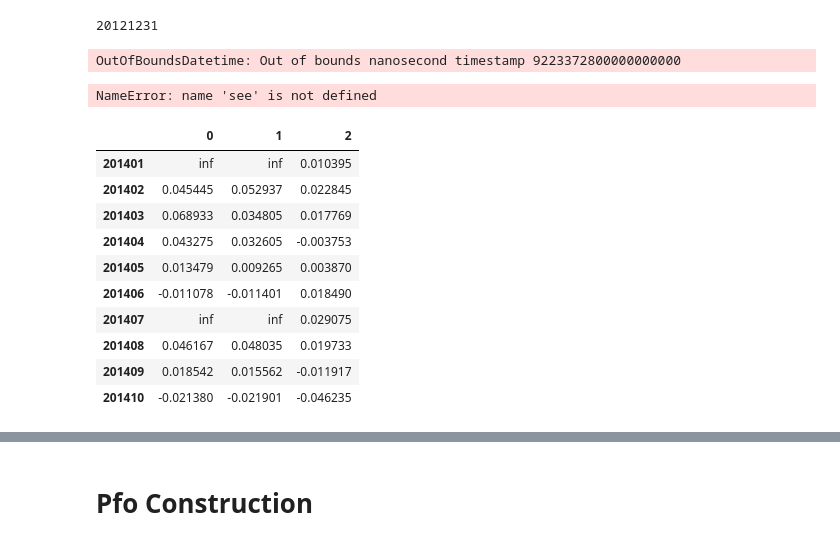
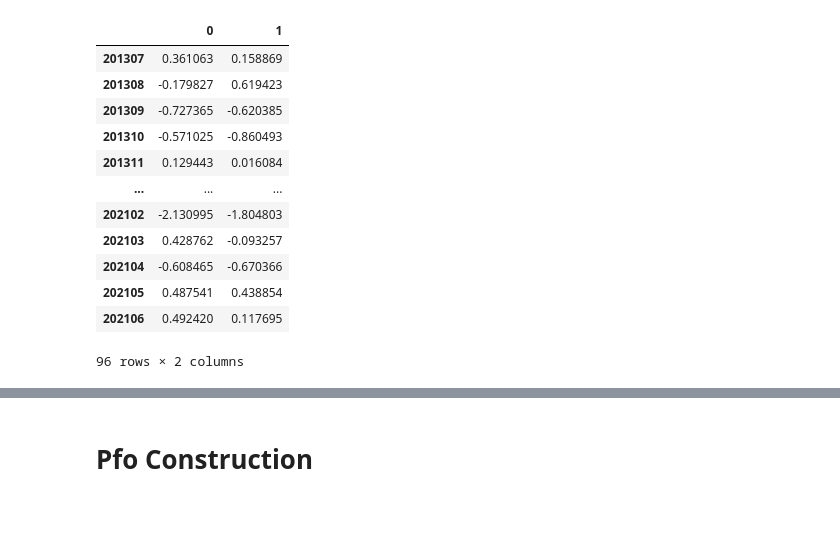
Before and after one commit to Eternity402/Factor_Investing, a Jupyter notebook: Sirius_API.ipynb, the cells around one changed output, grey strips where cells are left out. Saved outputs shown, nothing was run; the diff lists cells and outputs as text; code cells hidden in the pictures; blank space fills up the shorter version.

```diff
--- a/Sirius_API.ipynb
+++ b/Sirius_API.ipynb
@@ -332 +419,17 @@ see = get_mask(equity, get_market_category(equity), market_bp = 'KOSPI', breakpo
+# %%
+get_factor_on_date_by_mask(SMB_mask, 'm', weight = 'VW')
+# %% [output]
+|  | 0 | 1 |
+| 201307 | 0.361063 | 0.158869 |
+| 201308 | -0.179827 | 0.619423 |
+| 201309 | -0.727365 | -0.620385 |
+| 201310 | -0.571025 | -0.860493 |
+| 201311 | 0.129443 | 0.016084 |
+| ... | ... | ... |
+| 202102 | -2.130995 | -1.804803 |
+| 202103 | 0.428762 | -0.093257 |
+| 202104 | -0.608465 | -0.670366 |
+| 202105 | 0.487541 | 0.438854 |
+| 202106 | 0.492420 | 0.117695 |
+96 rows × 2 columns
 # %%
@@ -441,26 +539,3 @@ def get_factor_on_date_by_mask(mask, term = 'd', winsorize_limits = 0.01, weight
             factor = [np.mean(x) for x in return_list]
             total_factor.append(factor)
         return pd.DataFrame(total_factor, index = date_list)
-# %%
-factor = get_factor_on_date_by_mask(get_mask(equity), term ='m')
-# %% [output]
-20121231
-OutOfBoundsDatetime: Out of bounds nanosecond timestamp 9223372800000000000
-# %%
-factor = get_factor_on_date_by_mask(see, 'm', weight = 'VW')
-# %% [output]
-NameError: name 'see' is not defined
-# %%
-factor
-# %% [output]
-|  | 0 | 1 | 2 |
-| 201401 | inf | inf | 0.010395 |
-| 201402 | 0.045445 | 0.052937 | 0.022845 |
-| 201403 | 0.068933 | 0.034805 | 0.017769 |
-| 201404 | 0.043275 | 0.032605 | -0.003753 |
-| 201405 | 0.013479 | 0.009265 | 0.003870 |
-| 201406 | -0.011078 | -0.011401 | 0.018490 |
-| 201407 | inf | inf | 0.029075 |
-| 201408 | 0.046167 | 0.048035 | 0.019733 |
-| 201409 | 0.018542 | 0.015562 | -0.011917 |
-| 201410 | -0.021380 | -0.021901 | -0.046235 |
```
Also changed, not shown: parts of 77 cells of this notebook.
